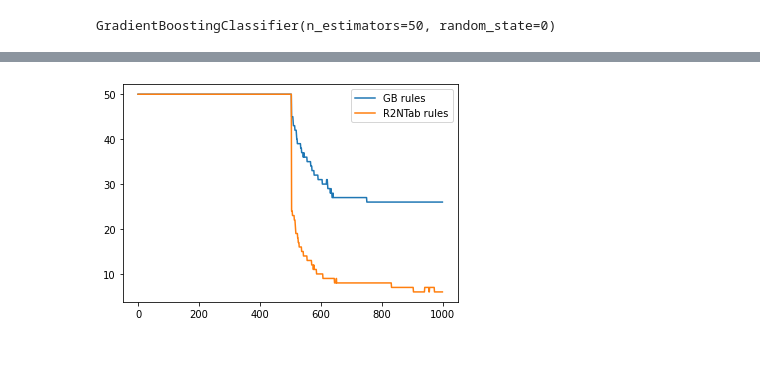
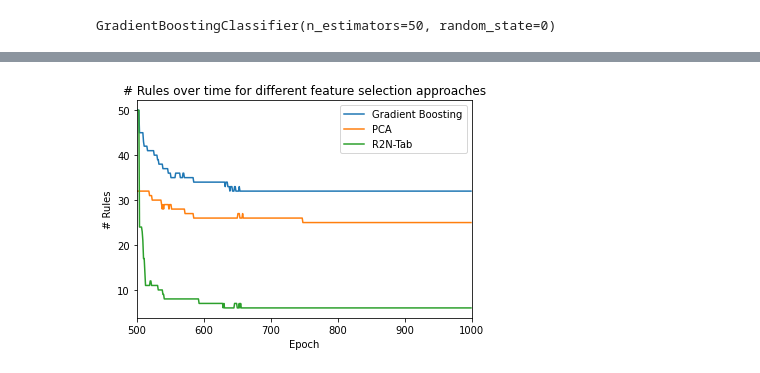
Before and after one commit to mrvanderzwart/R2N-Tab, a Jupyter notebook: experiment3.ipynb, the cells around one changed output, grey strips where cells are left out. Drawn from its saved outputs; the diff is of its cells as text; code cells hidden in the pictures.

Commit message:
feature selection approaches

```diff
--- a/experiment3.ipynb
+++ b/experiment3.ipynb
@@ -22,7 +22,8 @@ forest.fit(X_train, Y_train)
 GradientBoostingClassifier(n_estimators=50, random_state=0)
 # %%
 feature_weight = forest.feature_importances_
-features = np.where(feature_weight == 0)[0]
-print('Features removed using Gradient Boosting:', sorted(features))
+gb_features = np.where(feature_weight == 0)[0]
+print('Features removed using Gradient Boosting:', sorted(gb_features))
+print('# Features removed using Gradient Boosting:', len(gb_features))
 # %% [output]
 Features removed using Gradient Boosting: [0, 6, 7, 8, 11, 14, 15, 16, 19, 20, 21, 23, 24, 25, 26, 28, 29, 30, 31, 38, 40, 50, 51, 52, 54, 55, 61, 63, 68, 69, 73, 74, 75, 76, 77, 85, 86, 87, 88, 89, 9 ...
@@ -29,8 +31,8 @@ Features removed using Gradient Boosting: [0, 6, 7, 8, 11, 14, 15, 16, 19, 20, 2
 # %%
-net1 = R2Ntab(train_set[:][0].size(1), 50, 1)
+gb_net = R2Ntab(train_set[:][0].size(1), 50, 1)
 with torch.no_grad():
-    for feature in features:
-        net1.cancelout_layer.weight[feature] = -1
+    for feature in gb_features:
+        gb_net.cancelout_layer.weight[feature] = -1
 
-acc1, rules1 = train(net1, train_set, test_set=test_set, device='cpu', lr_rules=1e-2, lr_cancel=0, epochs=1000, batch_size=400,
+gb_acc, gb_rules = train(gb_net, train_set, test_set=test_set, device='cpu', lr_rules=1e-2, lr_cancel=0, epochs=1000, batch_size=400,
                      and_lam=1e-2, or_lam=1e-5, cancel_lam=1e-5, num_alter=500, track_performance=True)
@@ -37,5 +52,13 @@ acc1, rules1 = train(net1, train_set, test_set=test_set, device='cpu', lr_rules=
 # %%
-net2 = R2Ntab(train_set[:][0].size(1), 50, 1)
-acc2, rules2 = train(net2, train_set, test_set=test_set, device='cpu', lr_rules=1e-2, lr_cancel=2e-3, epochs=1000, batch_size=400,
+pca_net = R2Ntab(train_set[:][0].size(1), 50, 1)
+with torch.no_grad():
+    for feature in pca_features:
+        pca_net.cancelout_layer.weight[feature] = -1
+
+pca_acc, pca_rules = train(gb_net, train_set, test_set=test_set, device='cpu', lr_rules=1e-2, lr_cancel=0, epochs=1000, batch_size=400,
                      and_lam=1e-2, or_lam=1e-5, cancel_lam=1e-5, num_alter=500, track_performance=True)
+# %%
+net = R2Ntab(train_set[:][0].size(1), 50, 1)
+acc, rules = train(net, train_set, test_set=test_set, device='cpu', lr_rules=1e-2, lr_cancel=1e-2, epochs=1000, batch_size=400,
+                     and_lam=1e-2, or_lam=1e-5, cancel_lam=1, num_alter=500, track_performance=True)
 # %%
@@ -61,7 +81,13 @@ plt.show()
 # %%
-plt.plot(rules1)
-plt.plot(rules2)
-plt.legend(['GB rules', 'R2NTab rules'])
+plt.plot(gb_rules)
+plt.plot(pca_rules)
+plt.plot(rules)
+plt.title('# Rules over time for different feature selection approaches')
+plt.xlabel('Epoch')
+plt.ylabel('# Rules')
+plt.legend(['Gradient Boosting', 'PCA', 'R2N-Tab'])
+plt.xlim([500,1000])
+plt.savefig('rulesfeatureselection.png')
 plt.show()
 # %% [output]
-[figure, old version]
+[figure, new version]
```
Also changed, not shown: parts of 6 cells of this notebook.
